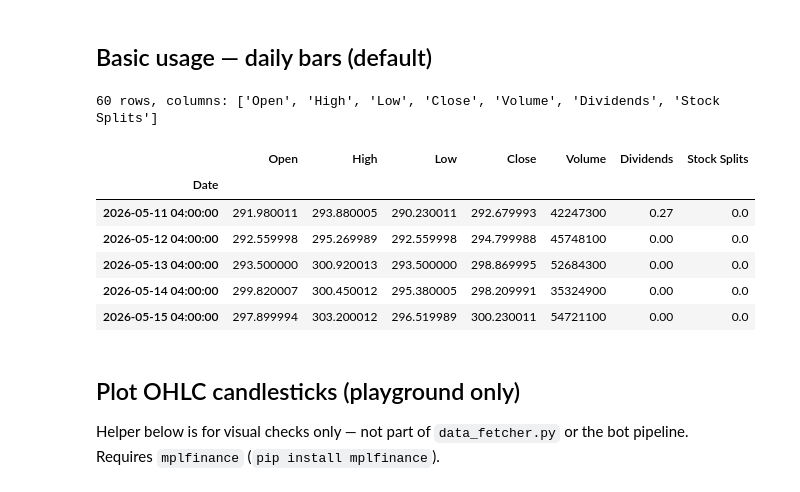
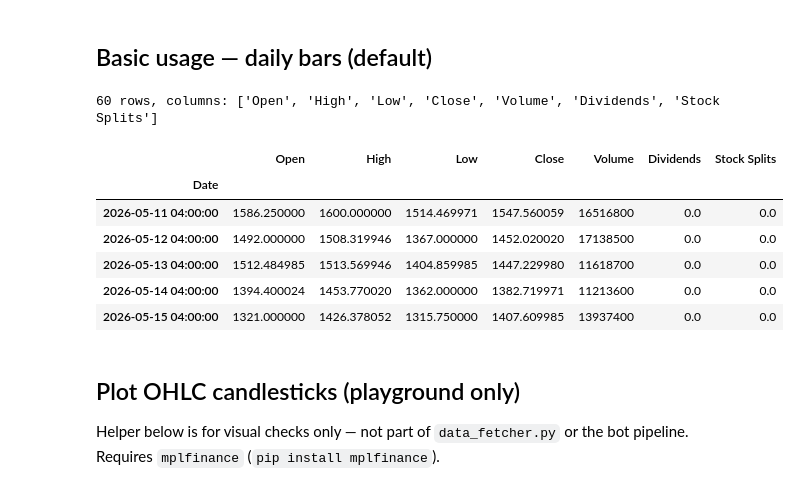
Before and after one commit to cavs1010/ai_bot, a Jupyter notebook: backend/00_data/data_fetcher_playground.ipynb, the cells around one changed output. Cells and saved outputs as stored; diff of their text form; code cells hidden in the pictures.

```diff
--- a/backend/00_data/data_fetcher_playground.ipynb
+++ b/backend/00_data/data_fetcher_playground.ipynb
@@ -13,18 +13,18 @@ from data_fetcher import get_stock_data
 # %% [markdown]
 ## Basic usage — daily bars (default)
 # %%
-df = get_stock_data('AAPL')
+df = get_stock_data('SNDK')
 print(f'{len(df)} rows, columns: {list(df.columns)}')
 df.tail(5)
 # %% [output]
 60 rows, columns: ['Open', 'High', 'Low', 'Close', 'Volume', 'Dividends', 'Stock Splits']
 |  | Open | High | Low | Close | Volume | Dividends | Stock Splits |
 | Date |  |  |  |  |  |  |  |
-| 2026-05-11 04:00:00 | 291.980011 | 293.880005 | 290.230011 | 292.679993 | 42247300 | 0.27 | 0.0 |
-| 2026-05-12 04:00:00 | 292.559998 | 295.269989 | 292.559998 | 294.799988 | 45748100 | 0.00 | 0.0 |
-| 2026-05-13 04:00:00 | 293.500000 | 300.920013 | 293.500000 | 298.869995 | 52684300 | 0.00 | 0.0 |
-| 2026-05-14 04:00:00 | 299.820007 | 300.450012 | 295.380005 | 298.209991 | 35324900 | 0.00 | 0.0 |
-| 2026-05-15 04:00:00 | 297.899994 | 303.200012 | 296.519989 | 300.230011 | 54721100 | 0.00 | 0.0 |
+| 2026-05-11 04:00:00 | 1586.250000 | 1600.000000 | 1514.469971 | 1547.560059 | 16516800 | 0.0 | 0.0 |
+| 2026-05-12 04:00:00 | 1492.000000 | 1508.319946 | 1367.000000 | 1452.020020 | 17138500 | 0.0 | 0.0 |
+| 2026-05-13 04:00:00 | 1512.484985 | 1513.569946 | 1404.859985 | 1447.229980 | 11618700 | 0.0 | 0.0 |
+| 2026-05-14 04:00:00 | 1394.400024 | 1453.770020 | 1362.000000 | 1382.719971 | 11213600 | 0.0 | 0.0 |
+| 2026-05-15 04:00:00 | 1321.000000 | 1426.378052 | 1315.750000 | 1407.609985 | 13937400 | 0.0 | 0.0 |
 # %% [markdown]
 ## Plot OHLC candlesticks (playground only)
 
```
Also changed, not shown: parts of 14 cells of this notebook, 3 other files.
